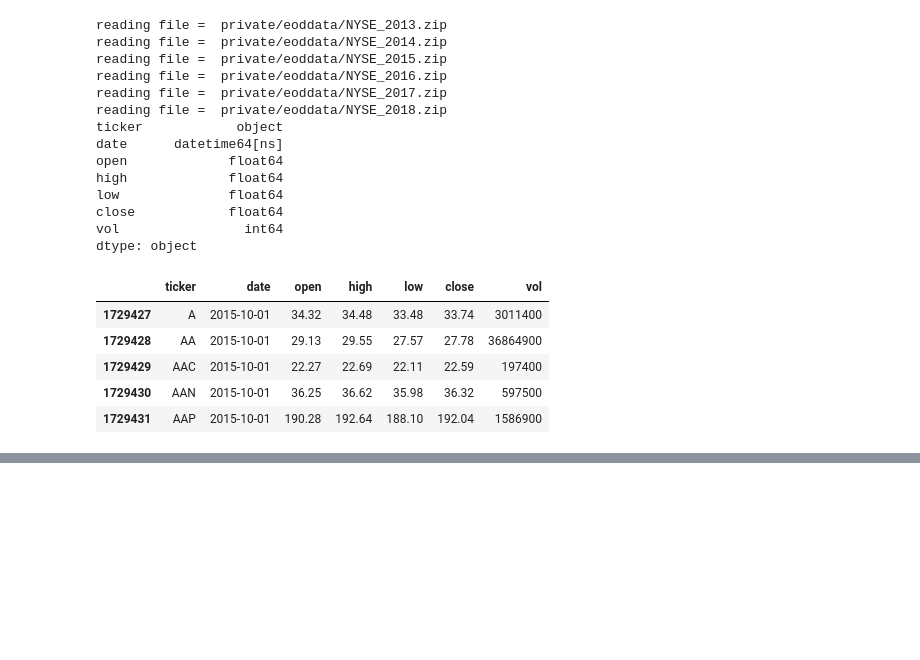
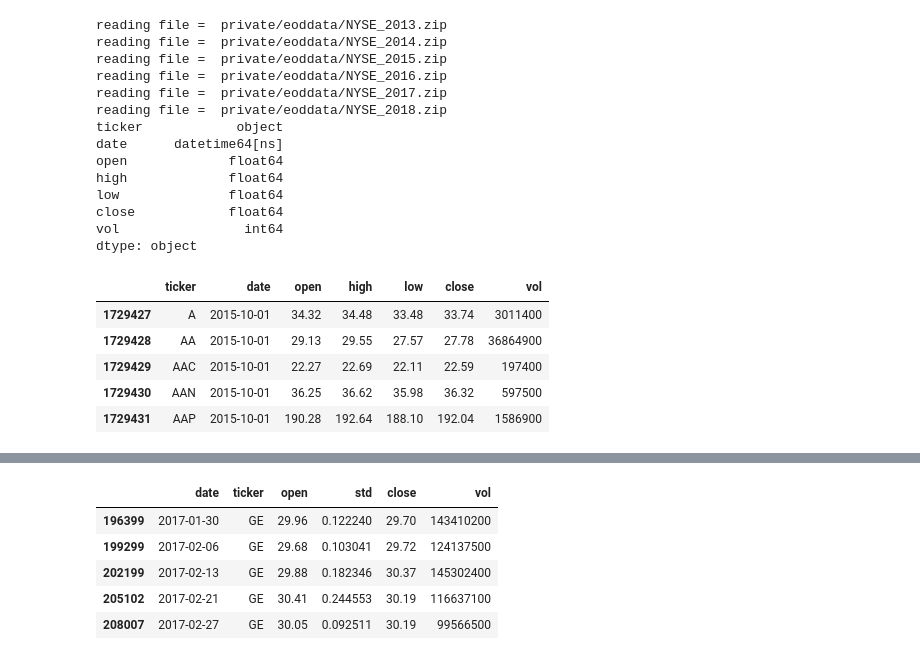
Before and after one commit to joehahn/dl, a Jupyter notebook: market/inspect_stock_data.ipynb, the cells around one changed output, grey strips where cells are left out. Cells and saved outputs as stored; diff of their text form; code cells hidden in the pictures; blank space fills up the shorter version.

```diff
--- a/market/inspect_stock_data.ipynb
+++ b/market/inspect_stock_data.ipynb
@@ -87,0 +55,13 @@ r.head()
+# %%
+#resample market timeseries data across 1-week bins
+freq = 'w'
+market_resampled = resample_data(market, freq)
+idx = market_resampled['ticker'] == 'GE'
+market_resampled[idx].tail()
+# %% [output]
+|  | date | ticker | open | std | close | vol |
+| 196399 | 2017-01-30 | GE | 29.96 | 0.122240 | 29.70 | 143410200 |
+| 199299 | 2017-02-06 | GE | 29.68 | 0.103041 | 29.72 | 124137500 |
+| 202199 | 2017-02-13 | GE | 29.88 | 0.182346 | 30.37 | 145302400 |
+| 205102 | 2017-02-21 | GE | 30.41 | 0.244553 | 30.19 | 116637100 |
+| 208007 | 2017-02-27 | GE | 30.05 | 0.092511 | 30.19 | 99566500 |
```
Also changed, not shown: parts of 9 cells of this notebook, 2 other files.
